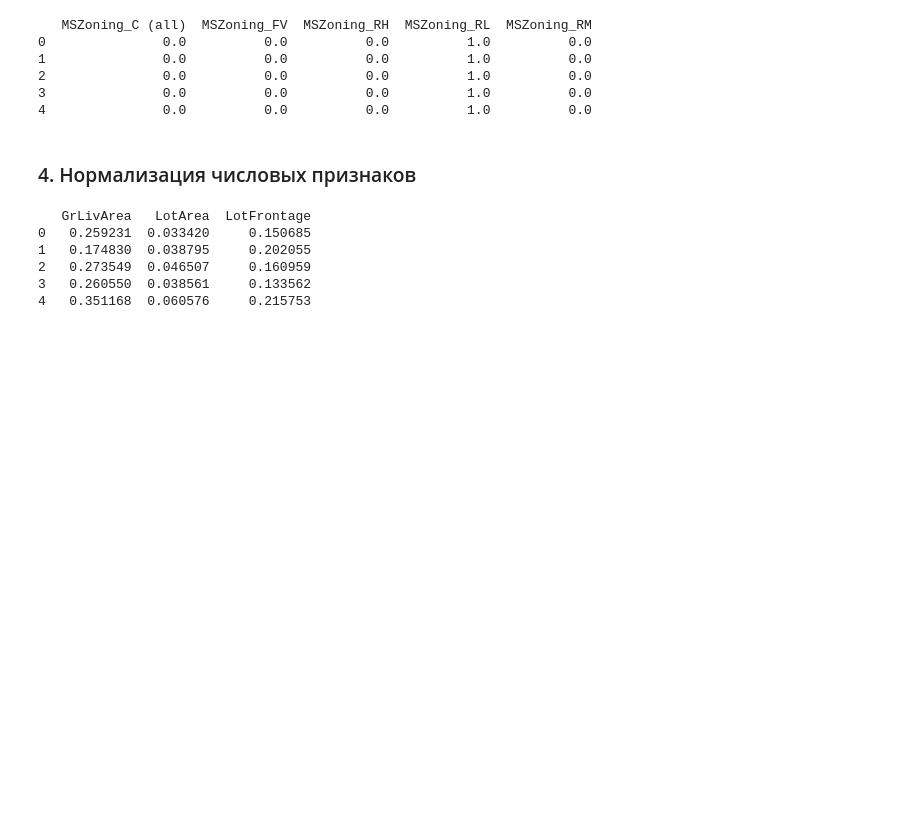
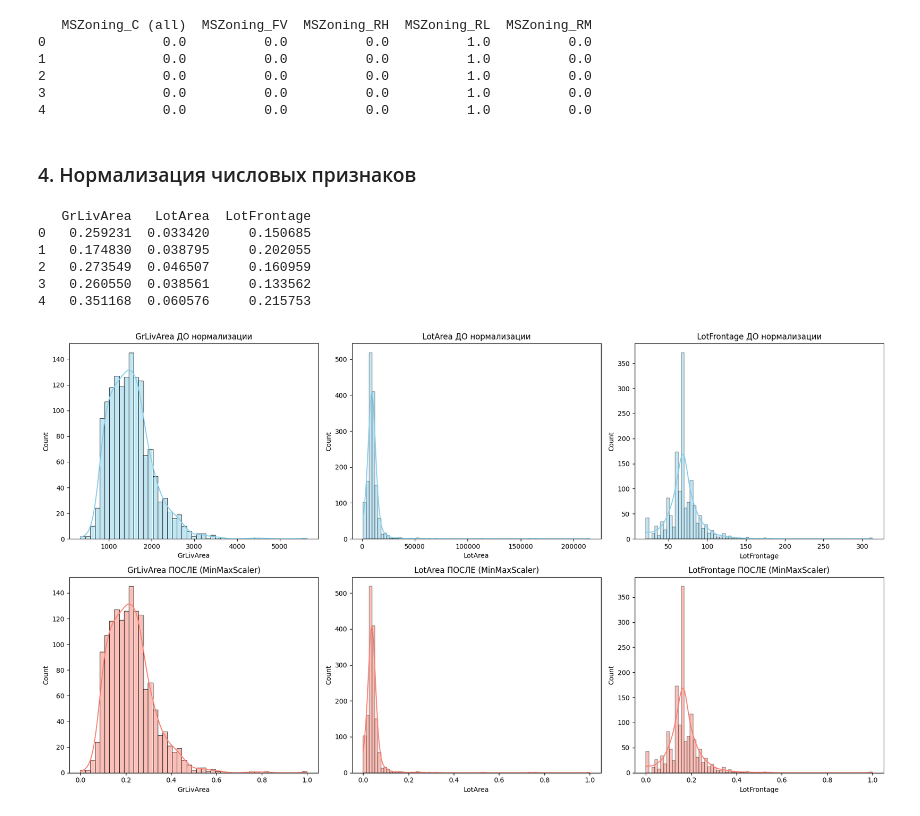
Before and after one commit to dj1vs/mmo, a Jupyter notebook: lab/lab-1.ipynb, the cells around one changed output. Cells and saved outputs as stored; diff of their text form; code cells hidden in the pictures; blank space fills up the shorter version.

```diff
--- a/lab/lab-1.ipynb
+++ b/lab/lab-1.ipynb
@@ -120,6 +132,8 @@ scaler = MinMaxScaler()
 
 cols_to_scale = ['GrLivArea', 'LotArea', 'LotFrontage']
 
+df_before = df[cols_to_scale].copy()
+
 df[cols_to_scale] = scaler.fit_transform(df[cols_to_scale])
 
 print(df[cols_to_scale].head())
@@ -130,3 +144,17 @@ print(df[cols_to_scale].head())
 2   0.273549  0.046507     0.160959
 3   0.260550  0.038561     0.133562
 4   0.351168  0.060576     0.215753
+# %%
+fig, axes = plt.subplots(nrows=2, ncols=3, figsize=(18, 10))
+
+for i, col in enumerate(cols_to_scale):
+    sns.histplot(df_before[col], kde=True, ax=axes[0, i], color='skyblue')
+    axes[0, i].set_title(f'{col} ДО нормализации')
+
+    sns.histplot(df[col], kde=True, ax=axes[1, i], color='salmon')
+    axes[1, i].set_title(f'{col} ПОСЛЕ (MinMaxScaler)')
+
+plt.tight_layout()
+plt.show()
+# %% [output]
+[figure, added]
```
Also changed, not shown: parts of 2 cells of this notebook, 4 other files.
